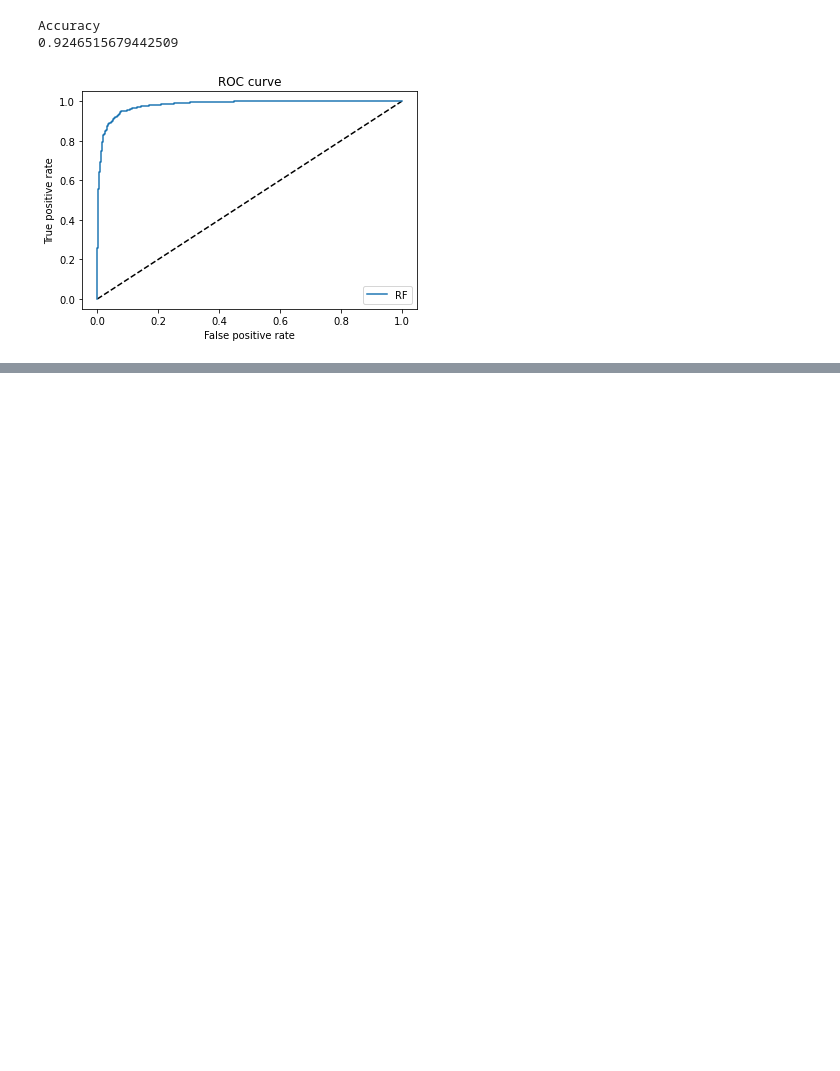
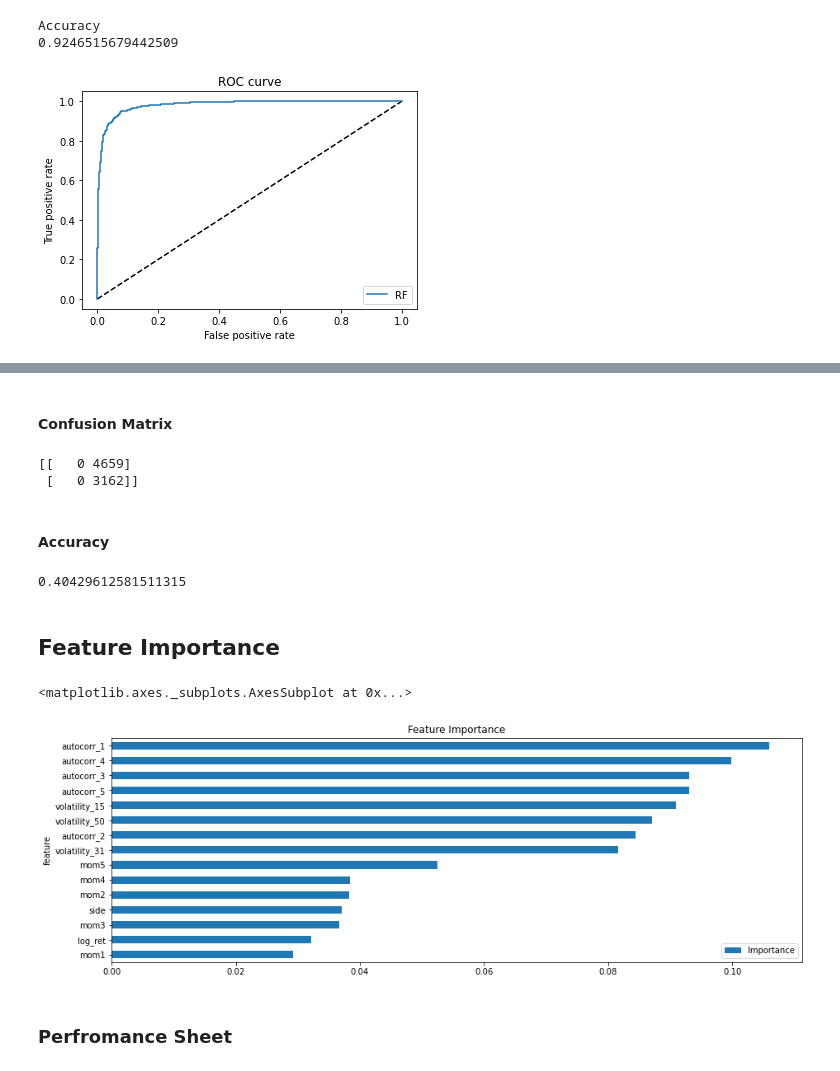
Before and after one commit to LaoKpa/openquant, a Jupyter notebook: ml-pipeline/meta_labeling.ipynb, the cells around one changed output, grey strips where cells are left out. Cells and saved outputs as stored; diff of their text form; code cells hidden in the pictures; blank space fills up the shorter version.

Commit message:
importance

```diff
--- a/ml-pipeline/meta_labeling.ipynb
+++ b/ml-pipeline/meta_labeling.ipynb
@@ -497,0 +598,32 @@ plt.show()
+# %% [markdown]
+#### Confusion Matrix
+# %%
+print(sk.metrics.confusion_matrix(actual, pred))
+# %% [output]
+[[   0 4659]
+ [   0 3162]]
+# %% [markdown]
+#### Accuracy
+# %%
+print(sk.metrics.accuracy_score(actual, pred))
+# %% [output]
+0.40429612581511315
+# %% [markdown]
+## Feature Importance
+# %%
+title = 'Feature Importance'
+figsize = (15,5)
+
+feat_imp = pd.DataFrame({'Importance':rf.feature_importances_})
+feat_imp['feature'] = x.columns
+feat_imp.sort_values(by="Importance", ascending=False, inplace=True)
+feat_imp = feat_imp
+
+feat_imp.sort_values(by='Importance', inplace=True)
+feat_imp = feat_imp.set_index('feature', drop=True)
+feat_imp.plot.barh(title=title, figsize=figsize)
+# %% [output]
+<matplotlib.axes._subplots.AxesSubplot at 0x...>
+[figure, added]
+# %% [markdown]
+### Perfromance Sheet
```
Also changed, not shown: parts of 35 cells of this notebook.
